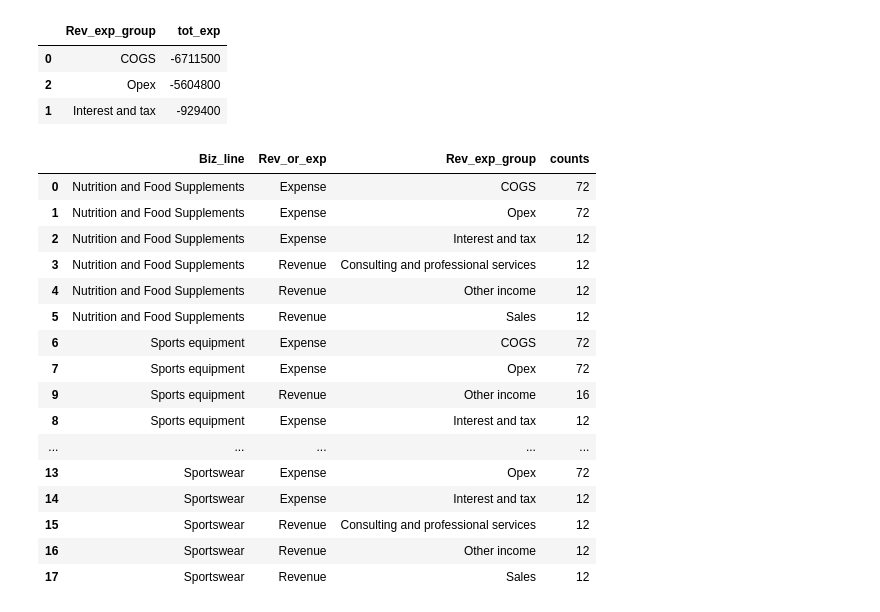
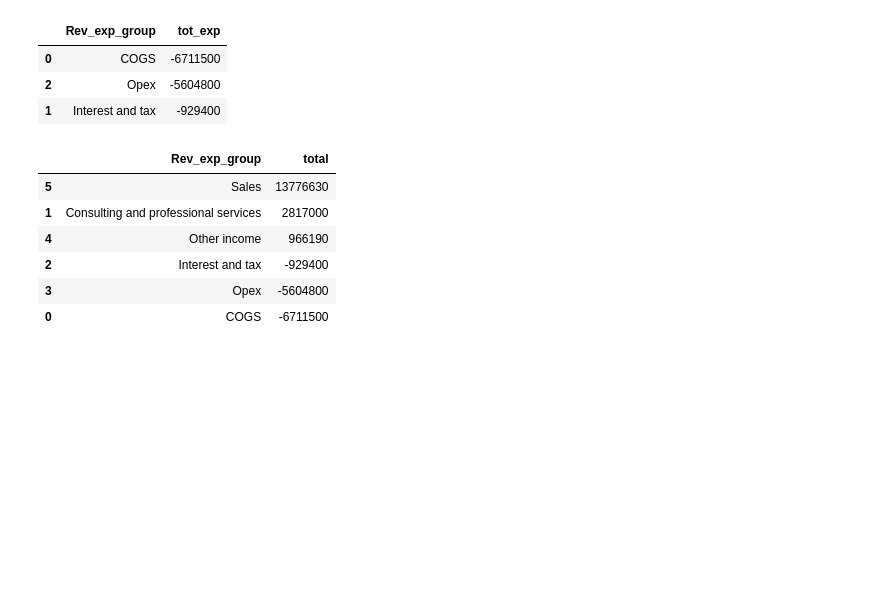
Before and after one commit to djibril968/Python_projects, a Jupyter notebook: Onyx_Financial_Analysis.ipynb, the cells around one changed output. Drawn from its saved outputs; the diff is of its cells as text; code cells hidden in the pictures; blank space fills up the shorter version.

```diff
--- a/Onyx_Financial_Analysis.ipynb
+++ b/Onyx_Financial_Analysis.ipynb
@@ -91,3 +91,6 @@ Fin_data
 | 578 | 2023 | December | 1 | 2023-12-31 | Sportswear | -110000 | Labor | COGS | ... |
 | 579 | 2023 | December | 1 | 2023-12-31 | Sportswear | -7000 | Other | COGS | ... |
 580 rows × 10 columns
+# %%
+Fin_data['Quarter'] = Fin_data['Date'].dt.quarter
+Fin_data.head()
@@ -394,22 +362,12 @@ tot_exp_group
 | 2 | Opex | -5604800 |
 | 1 | Interest and tax | -929400 |
 # %%
-Fin_data.groupby(['Biz_line', 'Rev_or_exp'])['Rev_exp_group'].value_counts().reset_index(name='counts').sort_values(['Biz_line', 'counts'], ascending= [True, False])
+Fin_data.groupby('Rev_exp_group')['Amount'].sum().reset_index(name='total').sort_values('total', ascending= False)
 # %% [output]
-|  | Biz_line | Rev_or_exp | Rev_exp_group | counts |
-| 0 | Nutrition and Food Supplements | Expense | COGS | 72 |
-| 1 | Nutrition and Food Supplements | Expense | Opex | 72 |
-| 2 | Nutrition and Food Supplements | Expense | Interest and tax | 12 |
-| 3 | Nutrition and Food Supplements | Revenue | Consulting and professional services | 12 |
-| 4 | Nutrition and Food Supplements | Revenue | Other income | 12 |
-| 5 | Nutrition and Food Supplements | Revenue | Sales | 12 |
-| 6 | Sports equipment | Expense | COGS | 72 |
-| 7 | Sports equipment | Expense | Opex | 72 |
-| 9 | Sports equipment | Revenue | Other income | 16 |
-| 8 | Sports equipment | Expense | Interest and tax | 12 |
-| ... | ... | ... | ... | ... |
-| 13 | Sportswear | Expense | Opex | 72 |
-| 14 | Sportswear | Expense | Interest and tax | 12 |
-| 15 | Sportswear | Revenue | Consulting and professional services | 12 |
-| 16 | Sportswear | Revenue | Other income | 12 |
-| 17 | Sportswear | Revenue | Sales | 12 |
+|  | Rev_exp_group | total |
+| 5 | Sales | 13776630 |
+| 1 | Consulting and professional services | 2817000 |
+| 4 | Other income | 966190 |
+| 2 | Interest and tax | -929400 |
+| 3 | Opex | -5604800 |
+| 0 | COGS | -6711500 |
```
Also changed, not shown: parts of 11 cells of this notebook.
